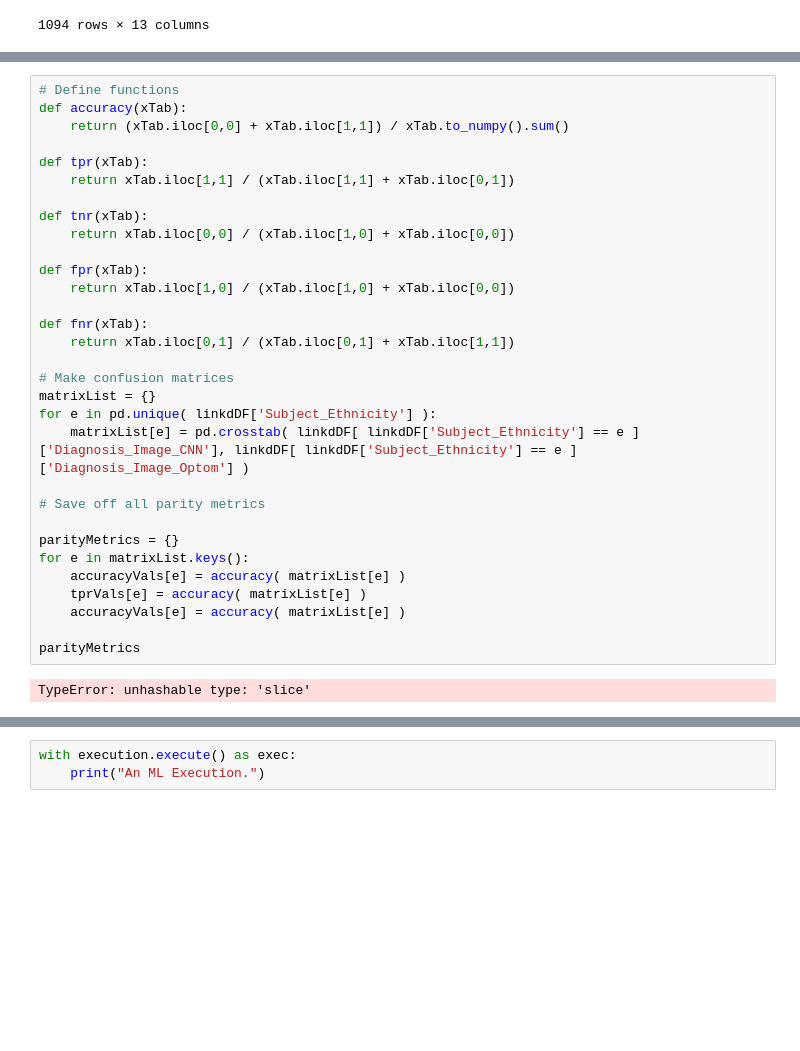
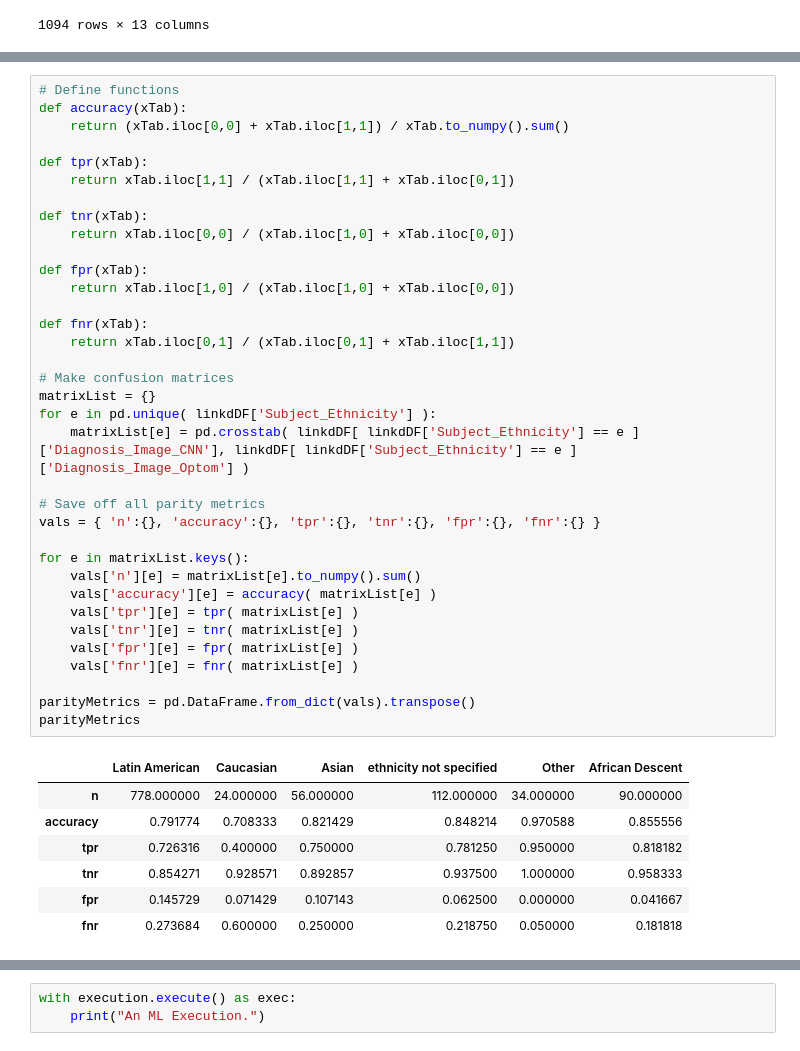
Before and after one commit to informatics-isi-edu/eye-ai-exec, a Jupyter notebook: notebooks/Sandbox_KB/Get_VGGPreds.ipynb, the cells around one changed output, grey strips where cells are left out. Drawn from its saved outputs; the diff is of its cells as text; blank space fills up the shorter version.

```diff
--- a/notebooks/Sandbox_KB/Get_VGGPreds.ipynb
+++ b/notebooks/Sandbox_KB/Get_VGGPreds.ipynb
@@ -221,33 +206,43 @@ linkdDF
-# %%
-# Define functions
-def accuracy(xTab):
-    return (xTab.iloc[0,0] + xTab.iloc[1,1]) / xTab.to_numpy().sum()
-
-def tpr(xTab):
-    return xTab.iloc[1,1] / (xTab.iloc[1,1] + xTab.iloc[0,1])
-
-def tnr(xTab):
-    return xTab.iloc[0,0] / (xTab.iloc[1,0] + xTab.iloc[0,0])
-
-def fpr(xTab):
-    return xTab.iloc[1,0] / (xTab.iloc[1,0] + xTab.iloc[0,0])
-
-def fnr(xTab):
-    return xTab.iloc[0,1] / (xTab.iloc[0,1] + xTab.iloc[1,1])
-
-# Make confusion matrices
-matrixList = {}
-for e in pd.unique( linkdDF['Subject_Ethnicity'] ):
-    matrixList[e] = pd.crosstab( linkdDF[ linkdDF['Subject_Ethnicity'] == e ]['Diagnosis_Image_CNN'], linkdDF[ linkdDF['Subject_Ethnicity'] == e ]['Diagnosis_Image_Optom'] )
-
-# Save off all parity metrics
-
-parityMetrics = {}
-for e in matrixList.keys():
-    accuracyVals[e] = accuracy( matrixList[e] )
-    tprVals[e] = accuracy( matrixList[e] )
-    accuracyVals[e] = accuracy( matrixList[e] )
-
-parityMetrics
-# %% [output]
-TypeError: unhashable type: 'slice'
+# %%
+# Define functions
+def accuracy(xTab):
+    return (xTab.iloc[0,0] + xTab.iloc[1,1]) / xTab.to_numpy().sum()
+
+def tpr(xTab):
+    return xTab.iloc[1,1] / (xTab.iloc[1,1] + xTab.iloc[0,1])
+
+def tnr(xTab):
+    return xTab.iloc[0,0] / (xTab.iloc[1,0] + xTab.iloc[0,0])
+
+def fpr(xTab):
+    return xTab.iloc[1,0] / (xTab.iloc[1,0] + xTab.iloc[0,0])
+
+def fnr(xTab):
+    return xTab.iloc[0,1] / (xTab.iloc[0,1] + xTab.iloc[1,1])
+
+# Make confusion matrices
+matrixList = {}
+for e in pd.unique( linkdDF['Subject_Ethnicity'] ):
+    matrixList[e] = pd.crosstab( linkdDF[ linkdDF['Subject_Ethnicity'] == e ]['Diagnosis_Image_CNN'], linkdDF[ linkdDF['Subject_Ethnicity'] == e ]['Diagnosis_Image_Optom'] )
+
+# Save off all parity metrics
+vals = { 'n':{}, 'accuracy':{}, 'tpr':{}, 'tnr':{}, 'fpr':{}, 'fnr':{} }
+
+for e in matrixList.keys():
+    vals['n'][e] = matrixList[e].to_numpy().sum()
+    vals['accuracy'][e] = accuracy( matrixList[e] )
+    vals['tpr'][e] = tpr( matrixList[e] )
+    vals['tnr'][e] = tnr( matrixList[e] )
+    vals['fpr'][e] = fpr( matrixList[e] )
+    vals['fnr'][e] = fnr( matrixList[e] )
+
+parityMetrics = pd.DataFrame.from_dict(vals).transpose()
+parityMetrics
+# %% [output]
+|  | Latin American | Caucasian | Asian | ethnicity not specified | Other | African Descent |
+| n | 778.000000 | 24.000000 | 56.000000 | 112.000000 | 34.000000 | 90.000000 |
+| accuracy | 0.791774 | 0.708333 | 0.821429 | 0.848214 | 0.970588 | 0.855556 |
+| tpr | 0.726316 | 0.400000 | 0.750000 | 0.781250 | 0.950000 | 0.818182 |
+| tnr | 0.854271 | 0.928571 | 0.892857 | 0.937500 | 1.000000 | 0.958333 |
+| fpr | 0.145729 | 0.071429 | 0.107143 | 0.062500 | 0.000000 | 0.041667 |
+| fnr | 0.273684 | 0.600000 | 0.250000 | 0.218750 | 0.050000 | 0.181818 |
```
Also changed, not shown: parts of 6 cells of this notebook.
